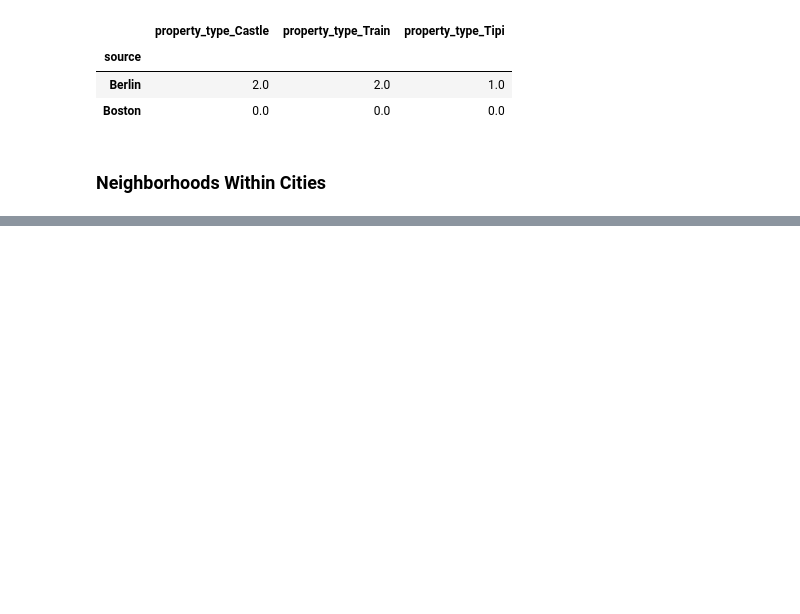
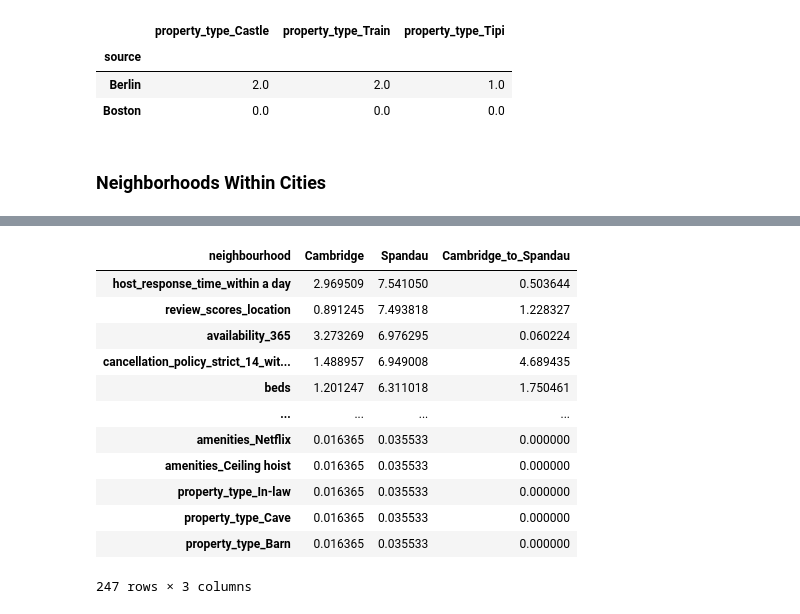
Before and after one commit to janknaup/berlin_boston_neighborhoods, a Jupyter notebook: Berlin_Boston_Neighbourhoods.ipynb, the cells around one changed output, grey strips where cells are left out. Drawn from its saved outputs; the diff is of its cells as text; code cells hidden in the pictures; blank space fills up the shorter version.

```diff
--- a/Berlin_Boston_Neighbourhoods.ipynb
+++ b/Berlin_Boston_Neighbourhoods.ipynb
@@ -671,0 +699,17 @@ plt.savefig('output/neighborhood_t-score_heatmap.png', bbox_inches='tight')
+# %%
+cambride_spandau_t.sort_values(by='Spandau', inplace=True, ascending=False)
+cambride_spandau_t.head(300)
+# %% [output]
+| neighbourhood | Cambridge | Spandau | Cambridge_to_Spandau |
+| host_response_time_within a day | 2.969509 | 7.541050 | 0.503644 |
+| review_scores_location | 0.891245 | 7.493818 | 1.228327 |
+| availability_365 | 3.273269 | 6.976295 | 0.060224 |
+| cancellation_policy_strict_14_wit... | 1.488957 | 6.949008 | 4.689435 |
+| beds | 1.201247 | 6.311018 | 1.750461 |
+| ... | ... | ... | ... |
+| amenities_Netflix | 0.016365 | 0.035533 | 0.000000 |
+| amenities_Ceiling hoist | 0.016365 | 0.035533 | 0.000000 |
+| property_type_In-law | 0.016365 | 0.035533 | 0.000000 |
+| property_type_Cave | 0.016365 | 0.035533 | 0.000000 |
+| property_type_Barn | 0.016365 | 0.035533 | 0.000000 |
+247 rows × 3 columns
```
Also changed, not shown: parts of 14 cells of this notebook.
